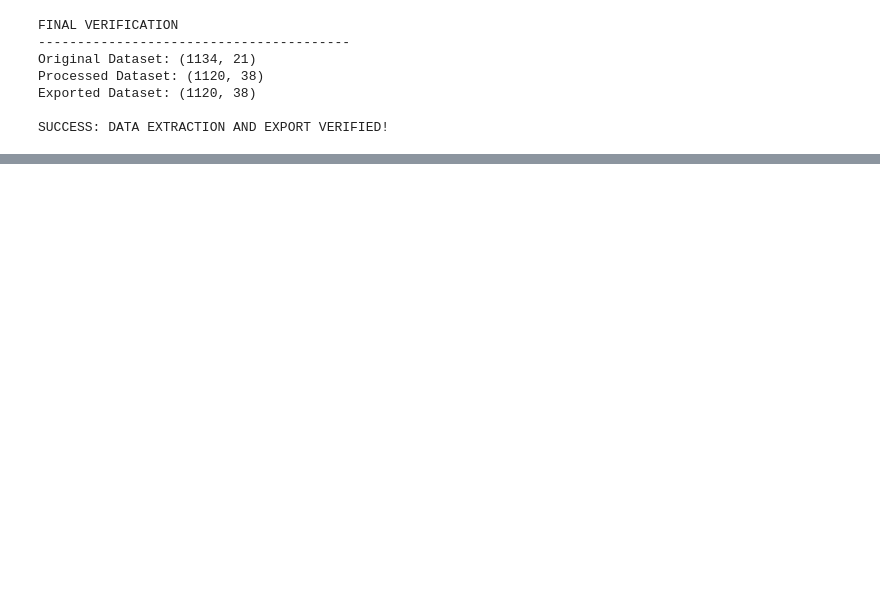
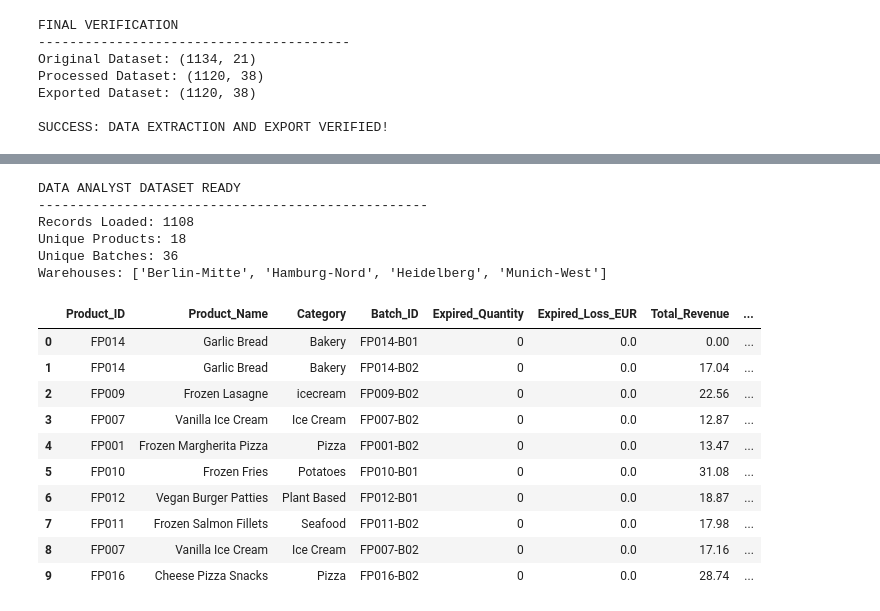
Before and after one commit to shweta2003-22/Mini-Project-Team-7, a Jupyter notebook: Flink_Frozen_Product_Data_Analysis.ipynb, the cells around one changed output, grey strips where cells are left out. Cells and saved outputs as stored; diff of their text form; code cells hidden in the pictures; blank space fills up the shorter version.

```diff
--- a/Flink_Frozen_Product_Data_Analysis.ipynb
+++ b/Flink_Frozen_Product_Data_Analysis.ipynb
@@ -752,0 +718,51 @@ SUCCESS: DATA EXTRACTION AND EXPORT VERIFIED!
+# %%
+import seaborn as sns
+
+sns.set_theme(style="whitegrid", palette="muted")
+plt.rcParams["figure.dpi"] = 110
+
+clean_file = Path("Flink_Preprocessing_Output/Flink_Clean_Data.csv")
+if clean_file.exists():
+    eda_df = pd.read_csv(clean_file)
+    for col in ["Purchase_Date", "Expiry_Date", "Sale_Date"]:
+        eda_df[col] = pd.to_datetime(eda_df[col], errors="coerce")
+elif "clean_df" in globals():
+    eda_df = clean_df.copy()
+else:
+    eda_df = df[df["Data_Quality_Status"] == "Passed"].copy()
+
+eda_df["Unit_Margin"] = eda_df["Unit_Selling_Price"] - eda_df["Purchase_Cost"]
+eda_df["COGS_Sold"] = eda_df["Quantity_Sold"] * eda_df["Purchase_Cost"]
+eda_df["Gross_Profit"] = eda_df["Total_Revenue"] - eda_df["COGS_Sold"]
+eda_df["Expired_Loss_EUR"] = eda_df["Expired_Quantity"] * eda_df["Purchase_Cost"]
+eda_df["Net_Profit_After_Waste"] = eda_df["Gross_Profit"] - eda_df["Expired_Loss_EUR"]
+eda_df["Shelf_Life_Days"] = (eda_df["Expiry_Date"] - eda_df["Purchase_Date"]).dt.days
+eda_df["Days_to_Expiry_at_Sale"] = (eda_df["Expiry_Date"] - eda_df["Sale_Date"]).dt.days
+eda_df["Is_Discounted"] = eda_df["Discount_Percentage"] > 0
+eda_df["Sale_Month"] = eda_df["Sale_Date"].dt.to_period("M").astype(str)
+
+print("DATA ANALYST DATASET READY")
+print("-" * 50)
+print("Records Loaded:", len(eda_df))
+print("Unique Products:", eda_df["Product_ID"].nunique())
+print("Unique Batches:", eda_df["Batch_ID"].nunique())
+print("Warehouses:", eda_df["Warehouse_ID"].dropna().unique().tolist())
+display(eda_df[["Product_ID", "Product_Name", "Category", "Batch_ID", "Expired_Quantity", "Expired_Loss_EUR", "Total_Revenue", "Gross_Profit", "Net_Profit_After_Waste"]].head(10))
+# %% [output]
+DATA ANALYST DATASET READY
+--------------------------------------------------
+Records Loaded: 1108
+Unique Products: 18
+Unique Batches: 36
+Warehouses: ['Berlin-Mitte', 'Hamburg-Nord', 'Heidelberg', 'Munich-West']
+|  | Product_ID | Product_Name | Category | Batch_ID | Expired_Quantity | Expired_Loss_EUR | Total_Revenue | ... |
+| 0 | FP014 | Garlic Bread | Bakery | FP014-B01 | 0 | 0.0 | 0.00 | ... |
+| 1 | FP014 | Garlic Bread | Bakery | FP014-B02 | 0 | 0.0 | 17.04 | ... |
+| 2 | FP009 | Frozen Lasagne | icecream | FP009-B02 | 0 | 0.0 | 22.56 | ... |
+| 3 | FP007 | Vanilla Ice Cream | Ice Cream | FP007-B02 | 0 | 0.0 | 12.87 | ... |
+| 4 | FP001 | Frozen Margherita Pizza | Pizza | FP001-B02 | 0 | 0.0 | 13.47 | ... |
+| 5 | FP010 | Frozen Fries | Potatoes | FP010-B01 | 0 | 0.0 | 31.08 | ... |
+| 6 | FP012 | Vegan Burger Patties | Plant Based | FP012-B01 | 0 | 0.0 | 18.87 | ... |
+| 7 | FP011 | Frozen Salmon Fillets | Seafood | FP011-B02 | 0 | 0.0 | 17.98 | ... |
+| 8 | FP007 | Vanilla Ice Cream | Ice Cream | FP007-B02 | 0 | 0.0 | 17.16 | ... |
+| 9 | FP016 | Cheese Pizza Snacks | Pizza | FP016-B02 | 0 | 0.0 | 28.74 | ... |
```
Also changed, not shown: parts of 45 cells of this notebook.
